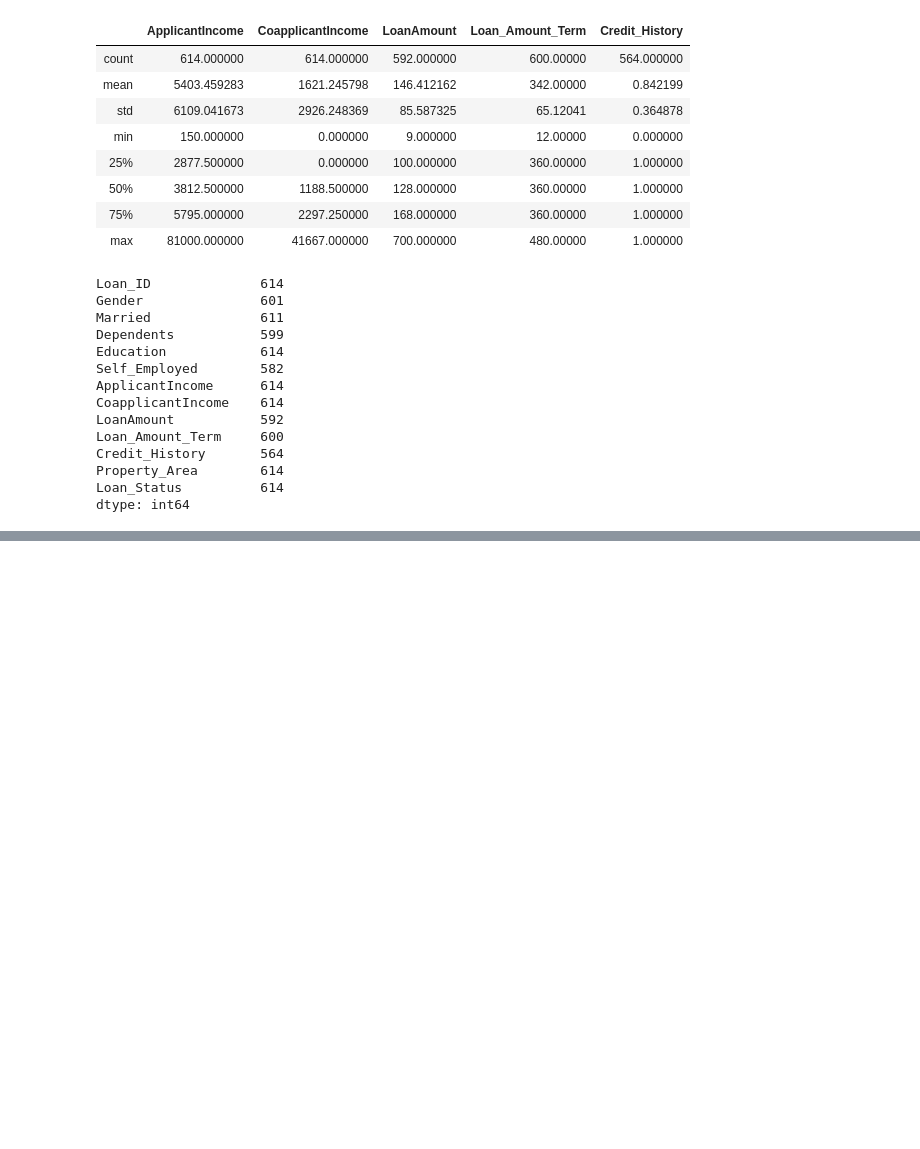
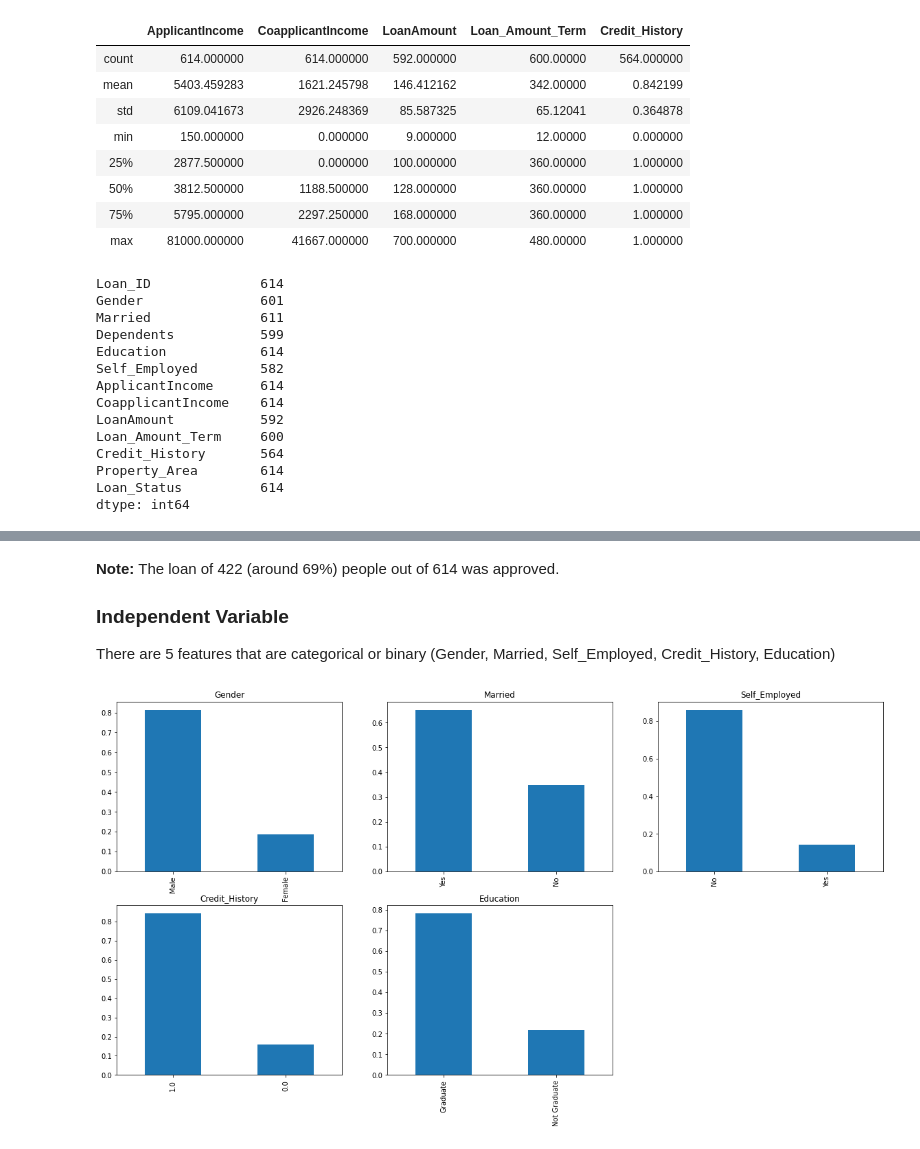
Before and after one commit to radhikagupta6/Machine-Learning-and-Data-Science-Algorithms, a Jupyter notebook: Projects/Prediction of Loan approval/Loan_pred.ipynb, the cells around one changed output, grey strips where cells are left out. Cells and saved outputs as stored; diff of their text form; code cells hidden in the pictures; blank space fills up the shorter version.

```diff
--- a/Projects/Prediction of Loan approval/Loan_pred.ipynb
+++ b/Projects/Prediction of Loan approval/Loan_pred.ipynb
@@ -122,0 +64,25 @@ Accuracy Score on Test Data :
+# %% [markdown]
+<b>Note:</b> The loan of 422 (around 69%) people out of 614 was approved.
+### Independent Variable
+There are 5 features that are categorical or binary (Gender, Married, Self_Employed, Credit_History, Education)
+# %%
+# Visualizing Independent Variable
+
+plt.subplot(231)
+df['Gender'].value_counts(normalize=True).plot.bar(figsize=(20,10), title= 'Gender')
+
+plt.subplot(232)
+df['Married'].value_counts(normalize=True).plot.bar(title= 'Married')
+
+plt.subplot(233)
+df['Self_Employed'].value_counts(normalize=True).plot.bar(title= 'Self_Employed')
+
+plt.subplot(234)
+df['Credit_History'].value_counts(normalize=True).plot.bar(title= 'Credit_History')
+
+plt.subplot(235)
+df['Education'].value_counts(normalize=True).plot.bar(title= 'Education')
+
+plt.show()
+# %% [output]
+[figure, added]
```
Also changed, not shown: parts of 21 cells of this notebook.
